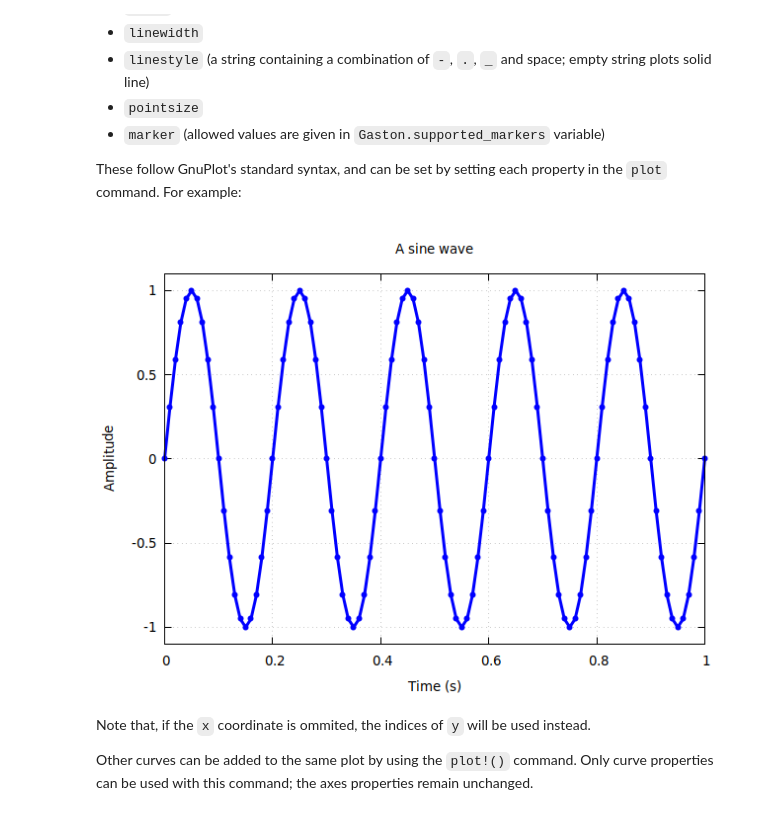
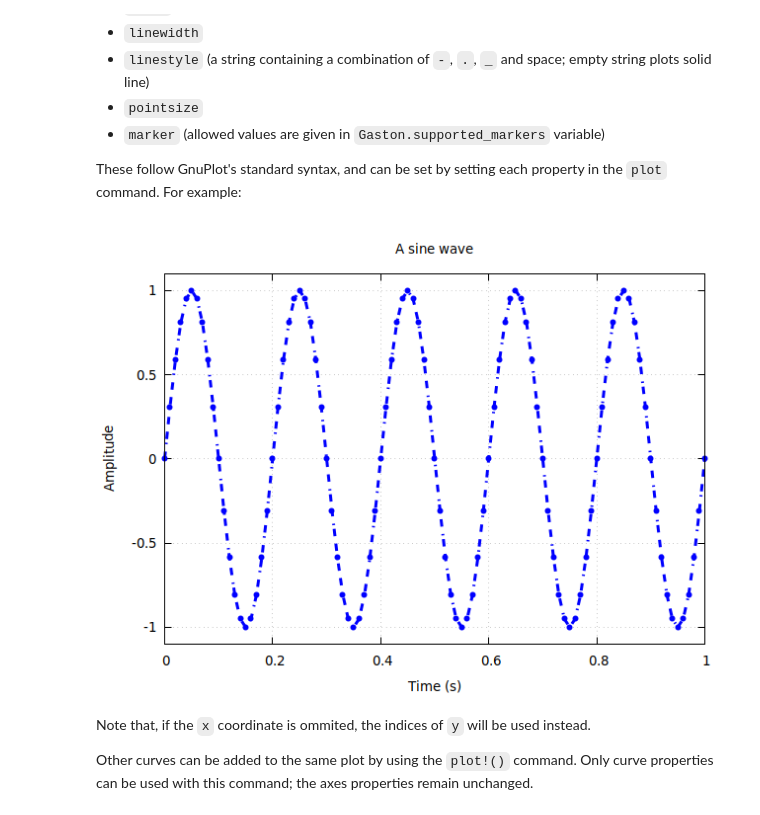
Before and after one commit to mbaz/Gaston.jl, a Jupyter notebook: doc/gaston-tutorial-source.ipynb, the cells around one changed output. Saved outputs shown, nothing was run; the diff lists cells and outputs as text; code cells hidden in the pictures.

```diff
--- a/doc/gaston-tutorial-source.ipynb
+++ b/doc/gaston-tutorial-source.ipynb
@@ -55,9 +55,9 @@ A curve's properties are:
 These follow GnuPlot's standard syntax, and can be set by setting each property in the `plot` command. For example:
 # %%
 plot(t,sin.(2π*5*t),title="A sine wave",xlabel="Time (s)",ylabel="Amplitude",grid="on",linewidth=3,color="blue",
-    yrange="[-1.1:1.1]",marker="ecircle",plotstyle="linespoints");
+    yrange="[-1.1:1.1]",marker="ecircle",plotstyle="linespoints",linestyle="-.-");
 # %% [output]
-[figure, old version]
+[figure, new version]
 # %% [markdown]
 Note that, if the `x` coordinate is ommited, the indices of `y` will be used instead.
 
```
Also changed, not shown: parts of 22 cells of this notebook.
